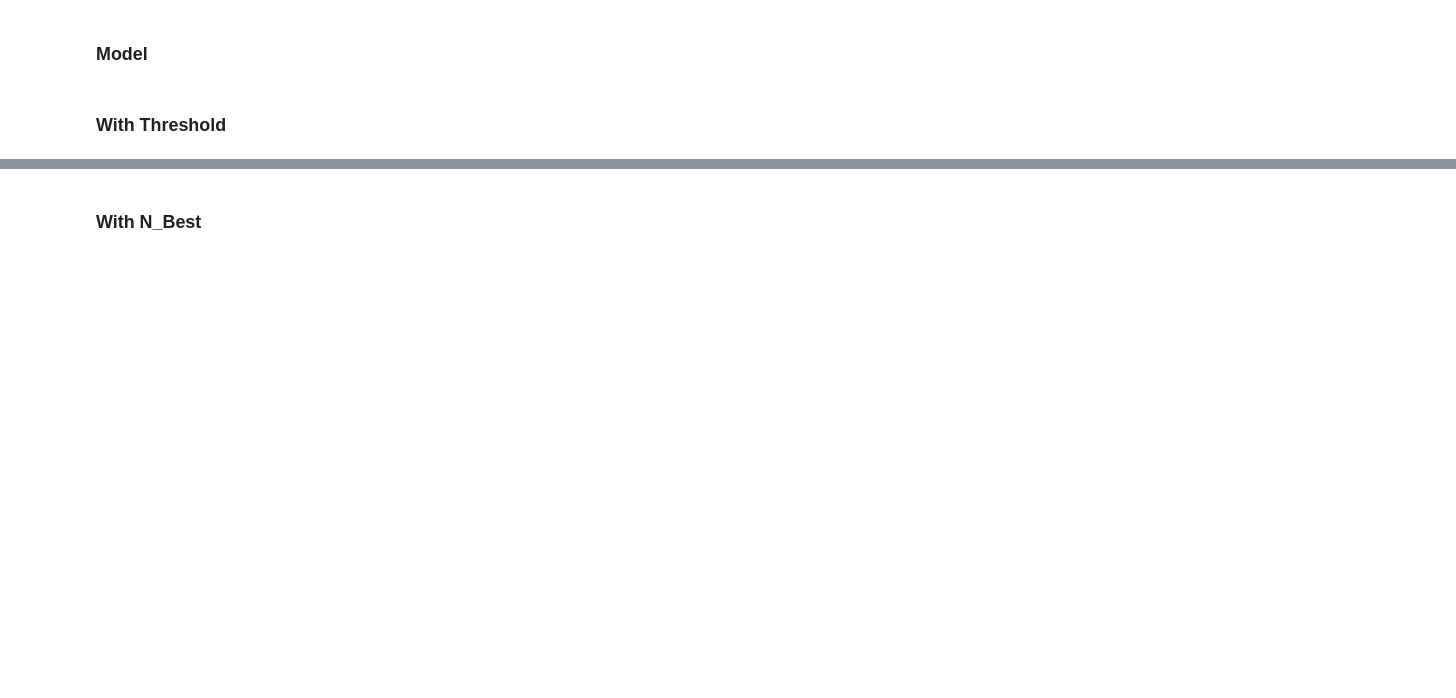
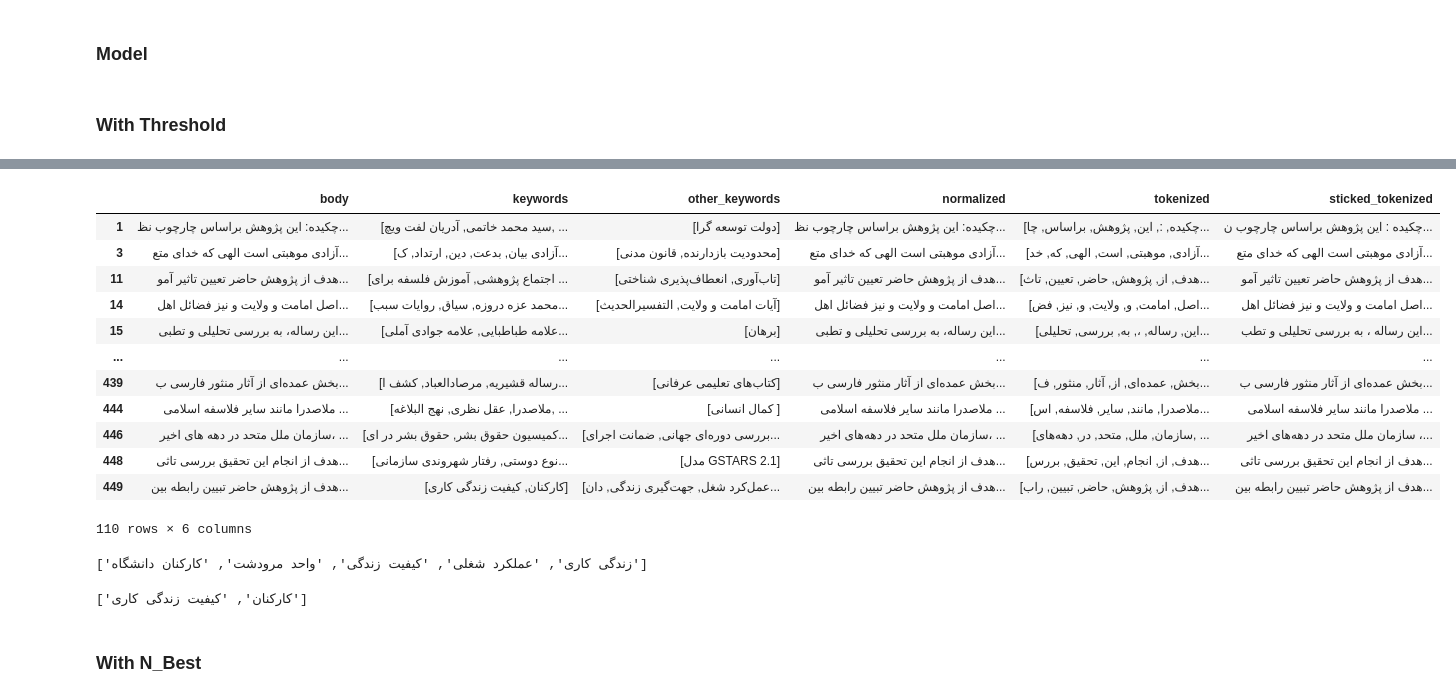
Before and after one commit to Sajjad-Mehrpeyma/KeyPhrase_Extraction, a Jupyter notebook: main.ipynb, the cells around one changed output, grey strips where cells are left out. Drawn from its saved outputs; the diff is of its cells as text; code cells hidden in the pictures; blank space fills up the shorter version.

```diff
--- a/main.ipynb
+++ b/main.ipynb
@@ -151,7 +123,7 @@ def text_metrics(preds, trues):
     length = len(preds)
     precisions = []
     recalls = []
-    # f1_scores = []
+    f1_scores = []
 
     for i in range(length):
         pred = preds[i]
@@ -159,16 +131,40 @@ def text_metrics(preds, trues):
 
         prec = precision(pred, true)
         rec = recall(pred, true)
-        # f1 = f1_score(prec, rec)
+        f1 = f1_score(prec, rec)
 
         precisions.append(prec)
         recalls.append(rec)
-        # f1_scores.append(f1)
+        f1_scores.append(f1)
 
     precisions = sum(precisions)/length
     recalls = sum(recalls)/length
     # f1_scores = sum(f1_scores)/length
-    f1_scores = f1_score(precisions, recalls)
+    # f1_scores = f1_score(precisions, recalls)
 
     return precisions, recalls, f1_scores
+# %%
+def text_metrics(preds, trues):
+    tp = 0
+    fp = 0
+    fn = 0
+
+    for index, pred in enumerate(preds):
+        true = trues[index]
+
+        for phrase in pred:
+            if phrase in true:
+                tp += 1
+            else:
+                fp += 1
+
+        for phrase in true:
+            if phrase not in pred:
+                fn += 1
+
+    prec = tp / (tp+fp+0.000001)
+    rec = tp / (tp+fn+0.000001)
+    f1 = f1_score(prec, rec)
+
+    return prec, rec, f1
 # %% [markdown]
@@ -942,6 +938,7 @@ for token_tag in token_tag_list:
         temp_candidate += extract_candidates(token_tag, grammers[1])
         all_candidates1.append(np.array(temp_candidate))
 # %%
+trues = df.keywords
 chunk_indexes = []  # 2m, 44s
 chunk_features = []
 chunk_scores = []
@@ -1001,3 +998,29 @@ Precision: 0.3723649659839874, Recall: 0.3268105418926057, F1-Score: 0.348053935
+# %%
+prec, rec, f1 = text_metrics(preds, trues)
+# %%
+df.iloc[map(lambda x : True if x == 0.0 else False, f1)]
+# %% [output]
+|  | body | keywords | other_keywords | normalized | tokenized | sticked_tokenized |
+| 1 | چکیده: این پژوهش براساس چارچوب نظ... | [سید محمد خاتمی, آدریان لفت ویچ, ... | [دولت توسعه گرا] | چکیده: این پژوهش براساس چارچوب نظ... | [چکیده, :, این, پژوهش, براساس, چا... | چکیده : این پژوهش براساس چارچوب ن... |
+| 3 | آزادی موهبتی است الهی که خدای متع... | [آزادی بیان, بدعت, دین, ارتداد, ک... | [محدودیت بازدارنده, قانون مدنی] | آزادی موهبتی است الهی که خدای متع... | [آزادی, موهبتی, است, الهی, که, خد... | آزادی موهبتی است الهی که خدای متع... |
+| 11 | هدف از پژوهش حاضر تعیین تاثیر آمو... | [اجتماع پژوهشی, آموزش فلسفه برای ... | [تاب‌آوری, انعطاف‌پذیری شناختی] | هدف از پژوهش حاضر تعیین تاثیر آمو... | [هدف, از, پژوهش, حاضر, تعیین, تاث... | هدف از پژوهش حاضر تعیین تاثیر آمو... |
+| 14 | اصل امامت و ولایت و نیز فضائل اهل... | [محمد عزه دروزه, سیاق, روایات سبب... | [آیات امامت و ولایت, التفسیرالحدیث] | اصل امامت و ولایت و نیز فضائل اهل... | [اصل, امامت, و, ولایت, و, نیز, فض... | اصل امامت و ولایت و نیز فضائل اهل... |
+| 15 | این رساله، به بررسی تحلیلی و تطبی... | [علامه طباطبایی, علامه جوادی آملی... | [برهان] | این رساله، به بررسی تحلیلی و تطبی... | [این, رساله, ،, به, بررسی, تحلیلی... | این رساله ، به بررسی تحلیلی و تطب... |
+| ... | ... | ... | ... | ... | ... | ... |
+| 439 | بخش عمده‌ای از آثار منثور فارسی ب... | [رساله قشیریه, مرصادالعباد, کشف ا... | [کتاب‌های تعلیمی عرفانی] | بخش عمده‌ای از آثار منثور فارسی ب... | [بخش, عمده‌ای, از, آثار, منثور, ف... | بخش عمده‌ای از آثار منثور فارسی ب... |
+| 444 | ملاصدرا مانند سایر فلاسفه اسلامی ... | [ملاصدرا, عقل نظری, نهج البلاغه, ... | [کمال انسانی ‌] | ملاصدرا مانند سایر فلاسفه اسلامی ... | [ملاصدرا, مانند, سایر, فلاسفه, اس... | ملاصدرا مانند سایر فلاسفه اسلامی ... |
+| 446 | سازمان ملل متحد در دهه های اخیر، ... | [کمیسیون حقوق بشر, حقوق بشر در ای... | [بررسی دوره‌ای جهانی, ضمانت اجرای... | سازمان ملل متحد در دهه‌های اخیر، ... | [سازمان, ملل, متحد, در, دهه‌های, ... | سازمان ملل متحد در دهه‌های اخیر ،... |
+| 448 | هدف از انجام این تحقیق بررسی تاثی... | [نوع دوستی, رفتار شهروندی سازمانی... | [مدل GSTARS 2.1] | هدف از انجام این تحقیق بررسی تاثی... | [هدف, از, انجام, این, تحقیق, بررس... | هدف از انجام این تحقیق بررسی تاثی... |
+| 449 | هدف از پژوهش حاضر تبیین رابطه بین... | [کارکنان, کیفیت زندگی کاری] | [عمل‌کرد شغل, جهت‌گیری زندگی, دان... | هدف از پژوهش حاضر تبیین رابطه بین... | [هدف, از, پژوهش, حاضر, تبیین, راب... | هدف از پژوهش حاضر تبیین رابطه بین... |
+110 rows × 6 columns
+# %%
+preds[449]
+# %% [output]
+['زندگی کاری', 'عملکرد شغلی', 'کیفیت زندگی', 'واحد مرودشت', 'کارکنان دانشگاه']
+# %%
+trues[449]
+# %% [output]
+['کارکنان', 'کیفیت زندگی کاری']
 # %% [markdown]
 ### With N_Best
 # %%
```
Also changed, not shown: parts of 5 cells of this notebook.
